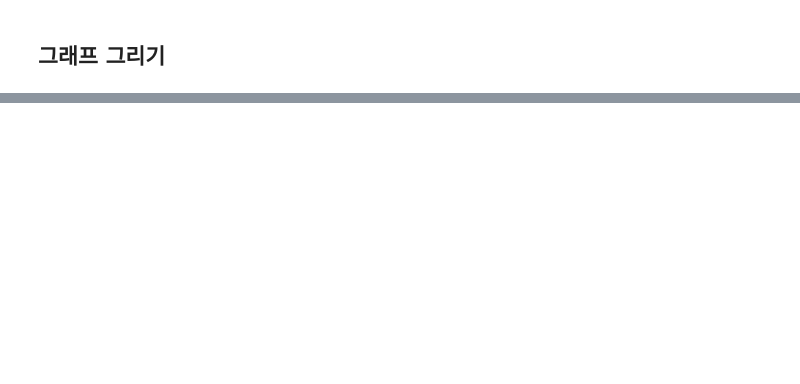
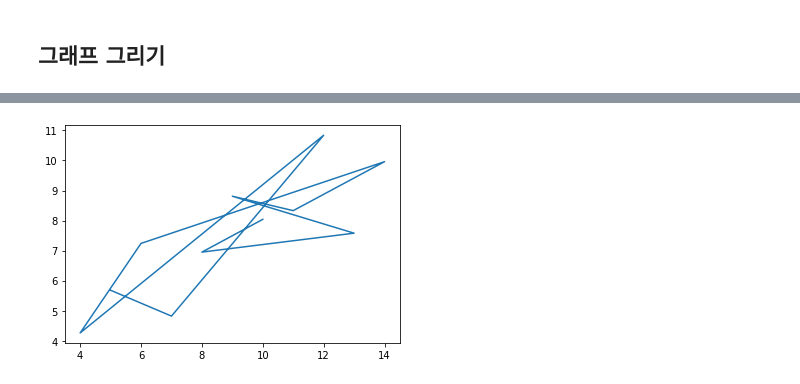
Before and after one commit to hk918216/Pandas, a Jupyter notebook: 03_그래프 그리기.ipynb, the cells around one changed output, grey strips where cells are left out. Saved outputs shown, nothing was run; the diff lists cells and outputs as text; code cells hidden in the pictures; blank space fills up the shorter version.

```diff
--- a/03_그래프 그리기.ipynb
+++ b/03_그래프 그리기.ipynb
@@ -23,0 +22,3 @@ ImportError: DLL load failed while importing _arpack: 지정된 프로시저를
+# %%
+anscombe = sns.load_dataset("anscombe")
+anscombe
@@ -23,0 +46,6 @@ ImportError: DLL load failed while importing _arpack: 지정된 프로시저를
+# %%
+dataset_1 = anscombe[anscombe['dataset'] == 'I']
+plt.plot(dataset_1['x'], dataset_1['y'])
+plt.show()
+# %% [output]
+[figure, added]
```
Also changed, not shown: parts of 6 cells of this notebook.
